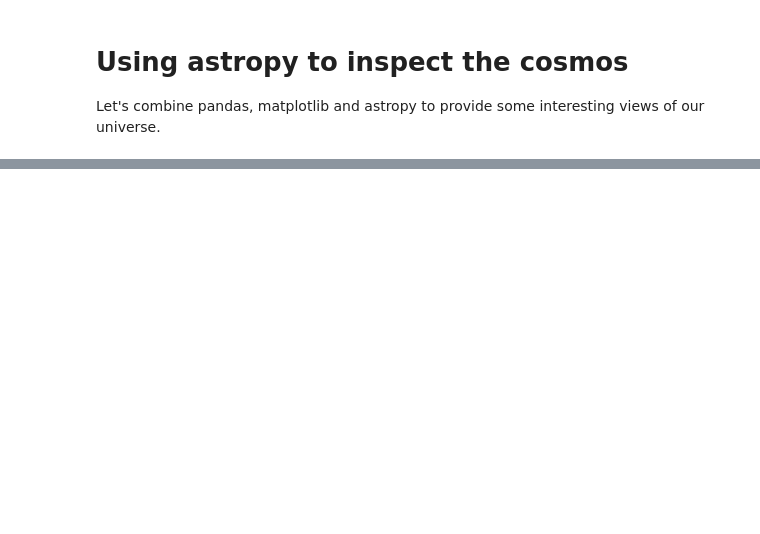
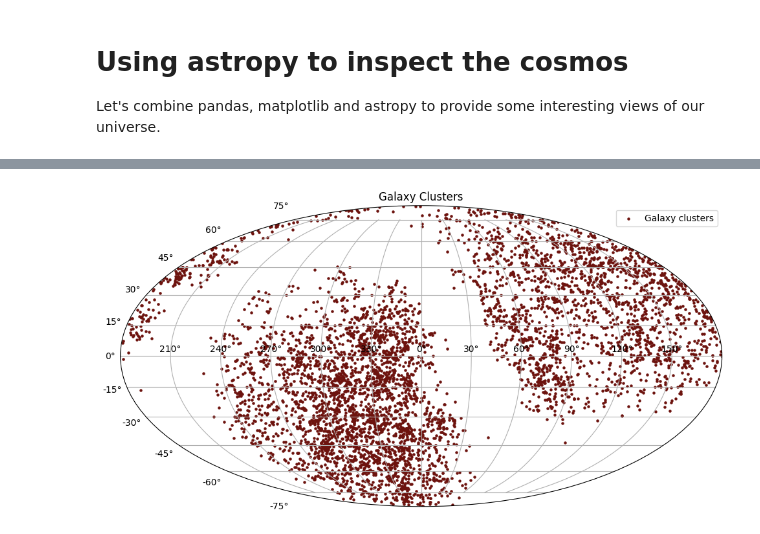
Before and after one commit to pwcberry/python-learning-matplotlib, a Jupyter notebook: notebooks/05-astropy.ipynb, the cells around one changed output, grey strips where cells are left out. Drawn from its saved outputs; the diff is of its cells as text; code cells hidden in the pictures; blank space fills up the shorter version.

```diff
--- a/notebooks/05-astropy.ipynb
+++ b/notebooks/05-astropy.ipynb
@@ -68 +77,23 @@ star_lat = Angle(cs[:, 1] * u.degree)
+# %%
+# Let's plot the galaxy clusters across the galactic plane
+
+gc = np.array([
+    SkyCoord(ra = row.RA_2000 * u.degree, dec = row.Dec_2000 * u.degree)
+    for row in galaxy_clusters.itertuples()
+])
+
+gal_long = Angle([g.galactic.l.value for g in gc] * u.degree)
+gal_long = gal_long.wrap_at(180 * u.degree)
+gal_lat = Angle([g.galactic.b.value for g in gc] * u.degree)
+
+fig = plt.figure(figsize=(12, 9))
+ax = fig.add_subplot(projection='mollweide')
+ax.set_title('Galaxy Clusters')
+line1 = ax.scatter(gal_long.radian, gal_lat.radian, s=5, c=colors['red'])
+ax.set_xticklabels(['210°', '240°', '270°', '300°', '330°',
+                    '0°', '30°', '60°', '90°', '120°', '150°'])
+ax.legend([line1], ['Galaxy clusters'])
+ax.grid(True)
+# %% [output]
+[figure, added]
 # %%
```
Also changed, not shown: parts of 4 cells of this notebook, 1 other file.
